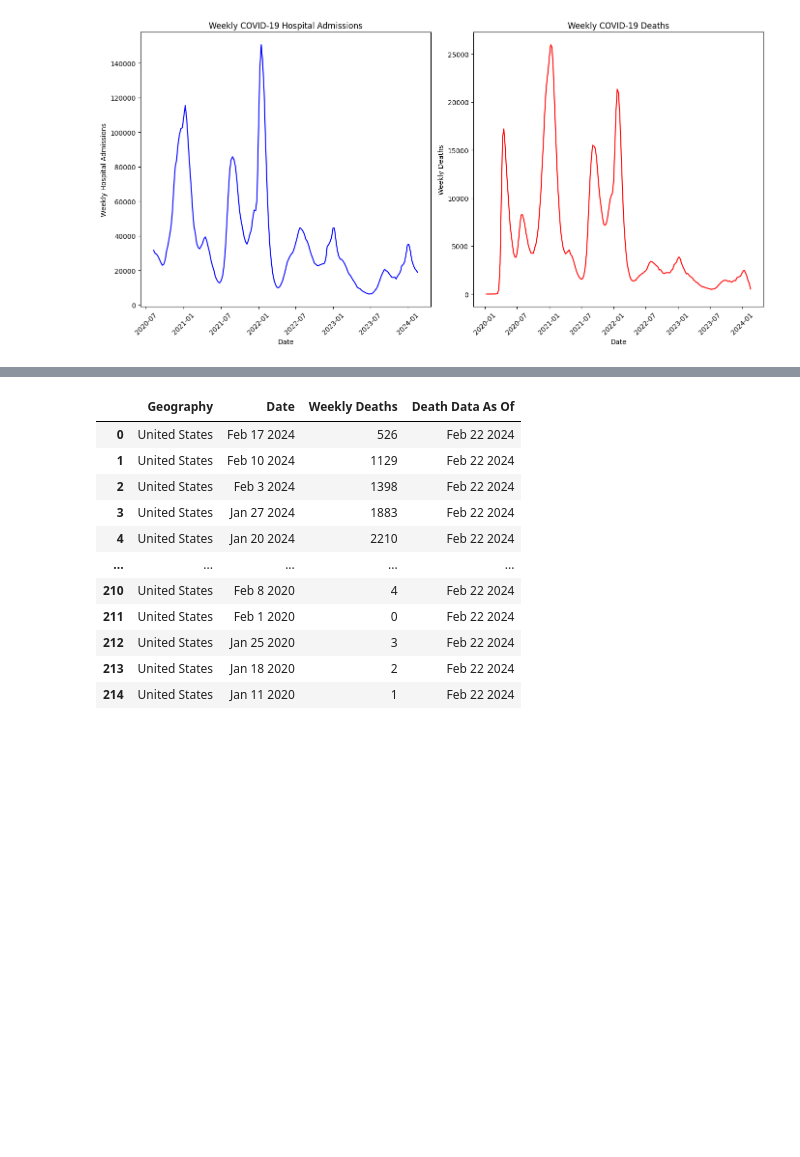
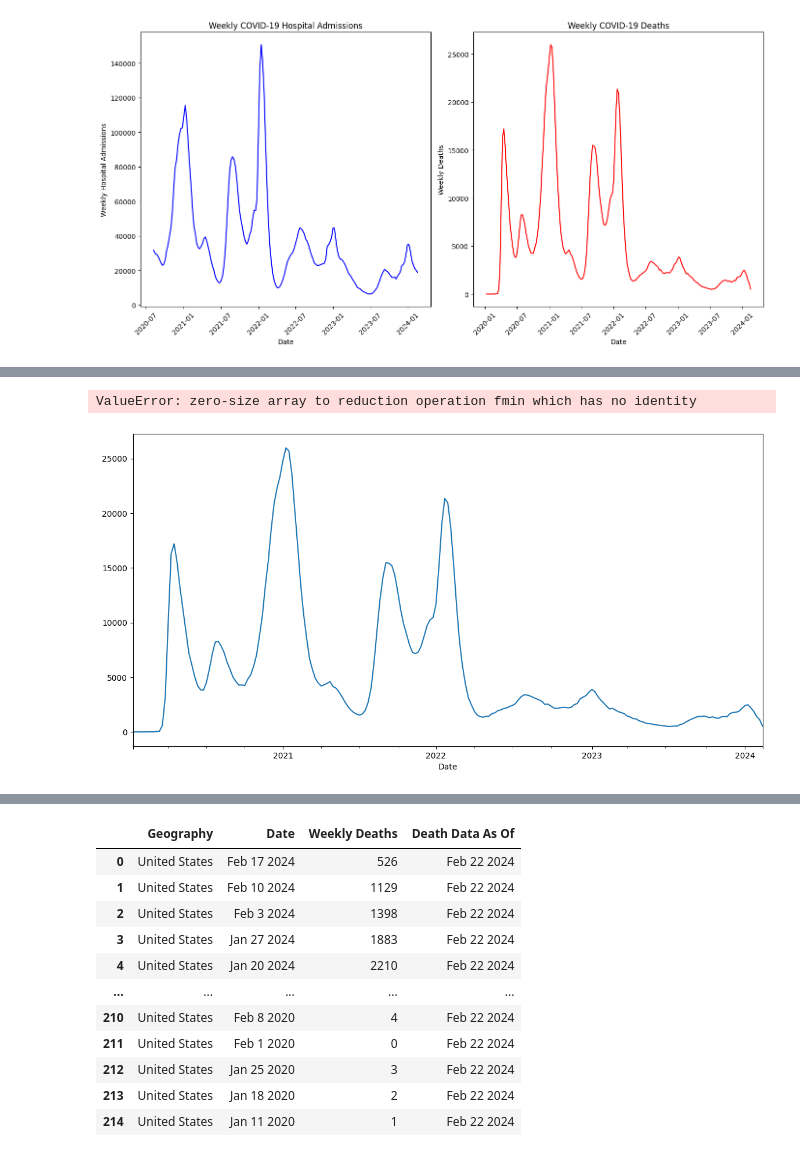
Before and after one commit to Lasata-T/Group1Project2, a Jupyter notebook: Project2.ipynb, the cells around one changed output, grey strips where cells are left out. Cells and saved outputs as stored; diff of their text form; code cells hidden in the pictures; blank space fills up the shorter version.

```diff
--- a/Project2.ipynb
+++ b/Project2.ipynb
@@ -92,3 +102,28 @@ SARIMAX Results
 | Prob(H) (two-sided): | 0.00 | Kurtosis: | 10.53 |
 Warnings:
 [1] Covariance matrix calculated using the outer product of gradients (complex-step).
+# %%
+
+forecast_weeks = 12
+forecast_start_date = df_merged['Date'].iloc[-1] + pd.Timedelta(weeks=1)
+
+# Forecast dates
+forecast_dates = pd.date_range(start=forecast_start_date, periods=forecast_weeks, freq='W-SUN')
+
+# Creating a Series for the forecasted values
+forecast_series = pd.Series(model_fit.forecast(steps=forecast_weeks), index=forecast_dates)
+
+# Plotting the original 'Weekly Deaths' data
+df_merged.set_index('Date')['Weekly Deaths'].plot(label='Actual Weekly Deaths', figsize=(14, 7))
+
+# Plotting the forecasted data
+forecast_series.plot(label='Forecasted Weekly Deaths', style='--')
+
+plt.legend()
+plt.title('Weekly COVID-19 Deaths and Forecast')
+plt.xlabel('Date')
+plt.ylabel('Weekly Deaths')
+plt.show()
+# %% [output]
+ValueError: zero-size array to reduction operation fmin which has no identity
+[figure, added]
```
Also changed, not shown: parts of 4 cells of this notebook.
